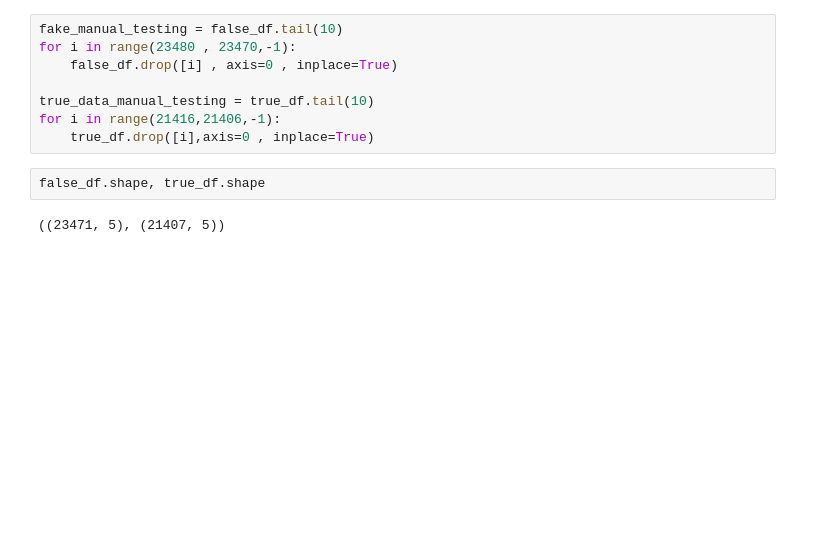
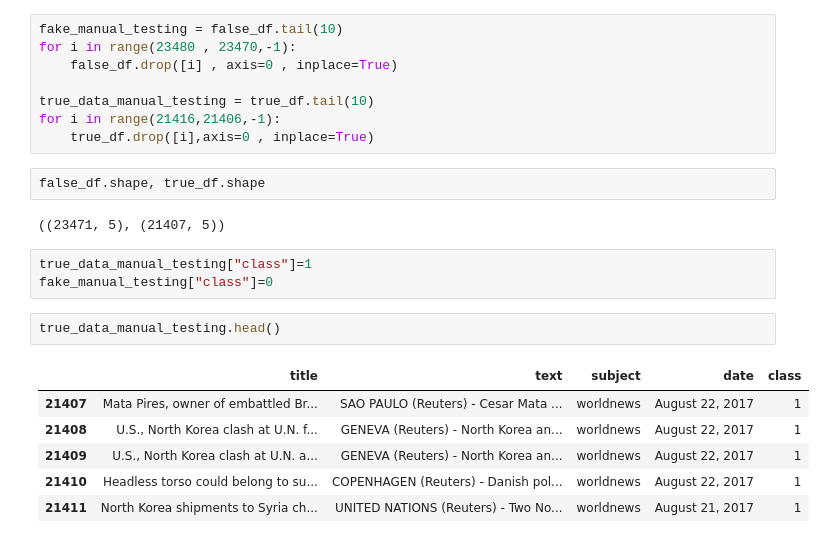
Before and after one commit to RoboZe-01/Machine-Learning-Projects, a Jupyter notebook: Fake News Detection/notebooks/main.ipynb, the cells around one changed output. Drawn from its saved outputs; the diff is of its cells as text; blank space fills up the shorter version.

```diff
--- a/Fake News Detection/notebooks/main.ipynb
+++ b/Fake News Detection/notebooks/main.ipynb
@@ -84,3 +84,15 @@ for i in range(21416,21406,-1):
 false_df.shape, true_df.shape
 # %% [output]
 ((23471, 5), (21407, 5))
+# %%
+true_data_manual_testing["class"]=1
+fake_manual_testing["class"]=0
+# %%
+true_data_manual_testing.head()
+# %% [output]
+|  | title | text | subject | date | class |
+| 21407 | Mata Pires, owner of embattled Br... | SAO PAULO (Reuters) - Cesar Mata ... | worldnews | August 22, 2017 | 1 |
+| 21408 | U.S., North Korea clash at U.N. f... | GENEVA (Reuters) - North Korea an... | worldnews | August 22, 2017 | 1 |
+| 21409 | U.S., North Korea clash at U.N. a... | GENEVA (Reuters) - North Korea an... | worldnews | August 22, 2017 | 1 |
+| 21410 | Headless torso could belong to su... | COPENHAGEN (Reuters) - Danish pol... | worldnews | August 22, 2017 | 1 |
+| 21411 | North Korea shipments to Syria ch... | UNITED NATIONS (Reuters) - Two No... | worldnews | August 21, 2017 | 1 |
```
Also changed, not shown: parts of 33 cells of this notebook.
